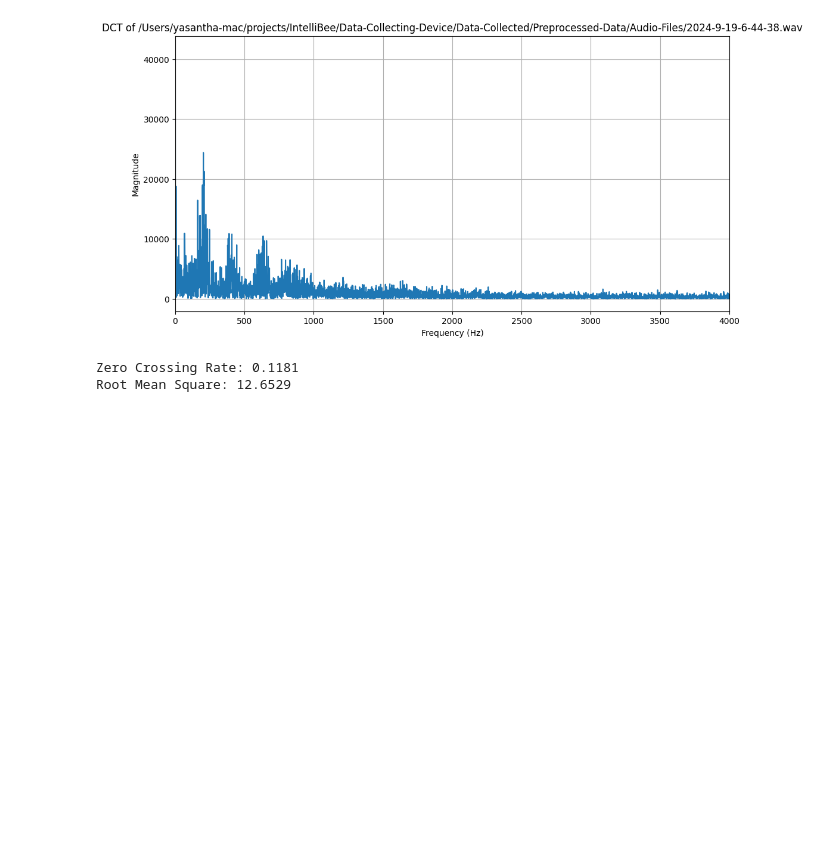
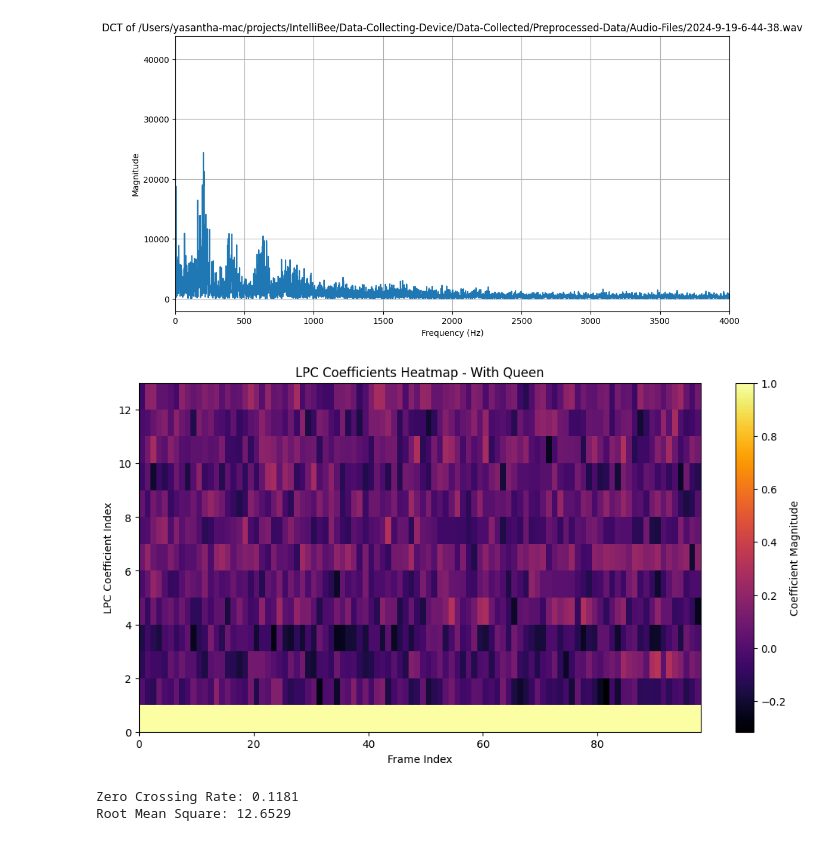
Before and after one commit to CSE-ICE-21/IntelliBee, a Jupyter notebook: Data-Collecting-Device/Data-Visualization/visualize_audio_data.ipynb, the cells around one changed output. Drawn from its saved outputs; the diff is of its cells as text; code cells hidden in the pictures; blank space fills up the shorter version.

Commit message:
Added Code snippets for new plots

```diff
--- a/Data-Collecting-Device/Data-Visualization/visualize_audio_data.ipynb
+++ b/Data-Collecting-Device/Data-Visualization/visualize_audio_data.ipynb
@@ -138,3 +108,65 @@ lpc_spectrum = np.abs(np.fft.fft(lpc_filter, N))  # Compute spectrum of the LPC
+# %%
+from scipy.signal import lfilter
+
+from scipy.linalg import solve_toeplitz
+
+
+def calculate_lpc_coefficients(signal, sampling_rate, lpc_order=12, frame_size_ms=25, frame_step_ms=10):
+    # Preprocess the signal (pre-emphasis)
+    pre_emphasis = 0.97
+    emphasized_signal = np.append(signal[0], signal[1:] - pre_emphasis * signal[:-1])
+
+    # Convert frame size and step size from milliseconds to samples
+    frame_size = int(frame_size_ms * sampling_rate / 1000)
+    frame_step = int(frame_step_ms * sampling_rate / 1000)
+    signal_length = len(emphasized_signal)
+    num_frames = int(np.ceil(float(np.abs(signal_length - frame_size)) / frame_step))
+
+    # Pad signal so that all frames have equal length
+    pad_signal_length = num_frames * frame_step + frame_size
+    z = np.zeros((pad_signal_length - signal_length))
+    padded_signal = np.append(emphasized_signal, z)
+
+    # Split signal into frames
+    indices = np.tile(np.arange(0, frame_size), (num_frames, 1)) + \
+              np.tile(np.arange(0, num_frames * frame_step, frame_step), (frame_size, 1)).T
+    frames = padded_signal[indices.astype(np.int32, copy=False)]
+
+    # Apply Hamming window to each frame
+    frames *= np.hamming(frame_size)
+
+    # Function to compute autocorrelation
+    def autocorrelation(signal, order):
+        result = np.correlate(signal, signal, mode='full')
+        return result[len(result)//2:len(result)//2 + order + 1]
+
+    # Function to compute LPC coefficients
+    def lpc(signal, order):
+        R = autocorrelation(signal, order)
+        R_matrix = solve_toeplitz((R[:-1], R[:-1]), R[1:])
+        return np.concatenate(([1], -R_matrix))
+
+    # Calculate LPC coefficients for each frame
+    lpc_coefficients = []
+    for frame in frames:
+        coeffs = lpc(frame, lpc_order)
+        lpc_coefficients.append(coeffs)
+
+    return np.array(lpc_coefficients)
+# Calculate LPC coefficients
+lpc_order = 12
+lpc_coeffs = calculate_lpc_coefficients(numpy_data, sample_rate, lpc_order=lpc_order)
+
+
+plt.figure(figsize=(12, 6))
+plt.imshow(lpc_coeffs.T, aspect='auto', origin='lower', cmap='inferno', extent=[0, len(lpc_coeffs), 0, lpc_order + 1])
+plt.title("LPC Coefficients Heatmap - With Queen")
+plt.xlabel("Frame Index")
+plt.ylabel("LPC Coefficient Index")
+plt.colorbar(label="Coefficient Magnitude")
+plt.show()
+# %% [output]
+[figure, added]
 # %%
 # Function to calculate Zero Crossing Rate
 def zero_crossing_rate(signal):
```
Also changed, not shown: parts of 1 cell of this notebook, 1 other file.
